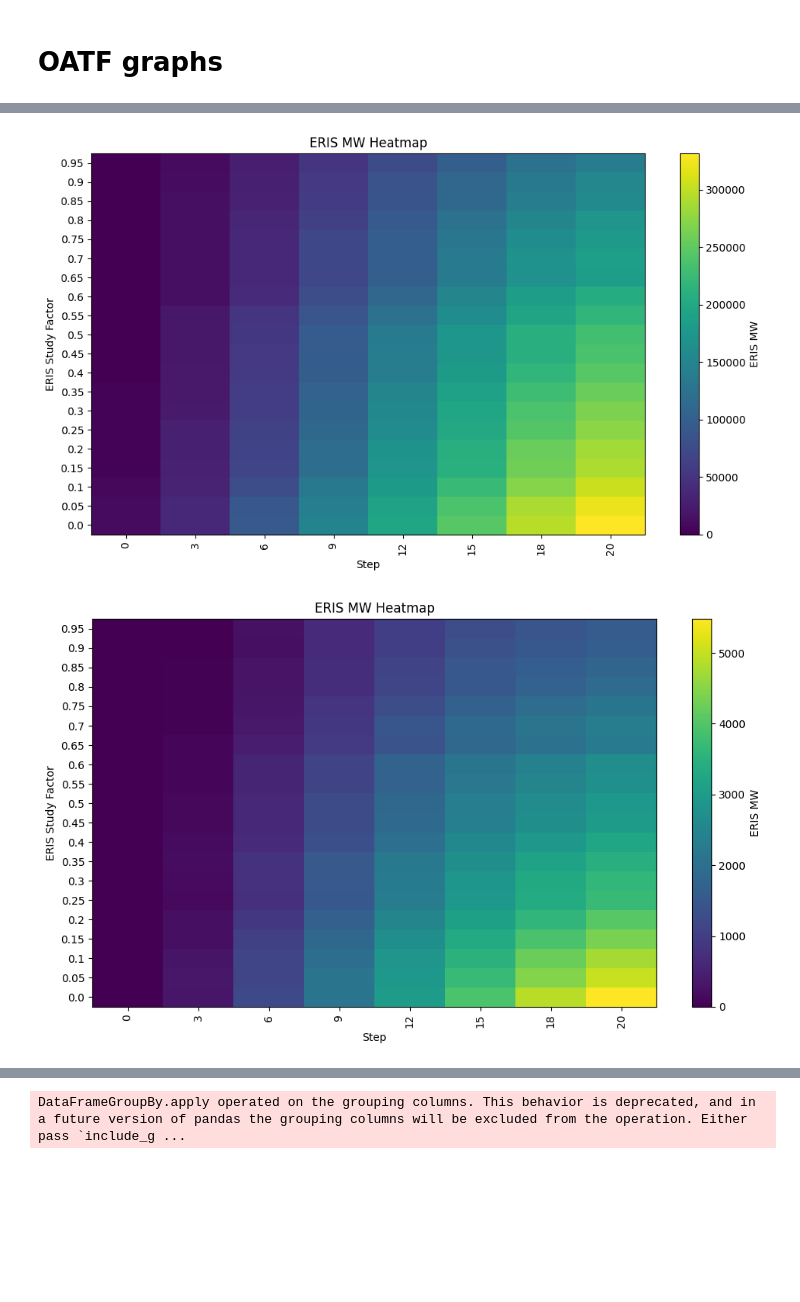
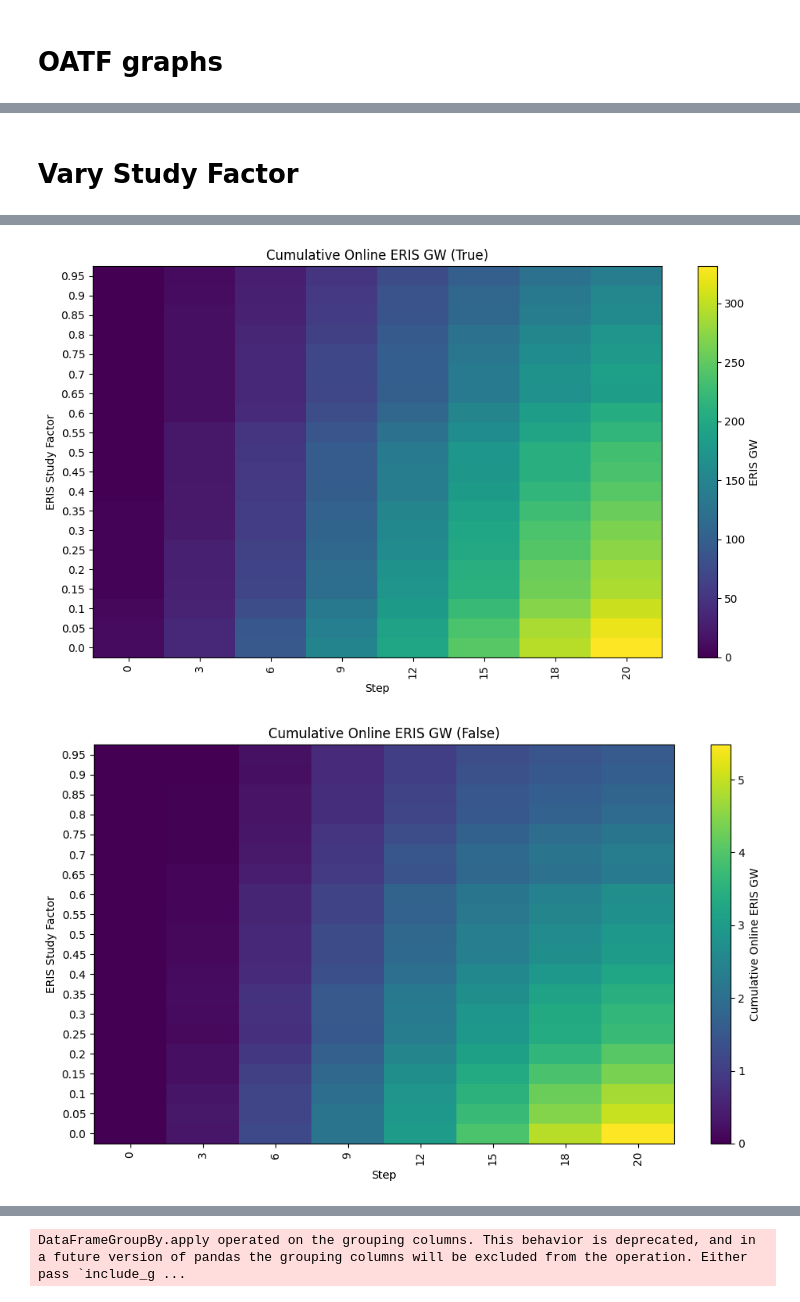
Before and after one commit to abigailweeks-rmi/Thesis, a Jupyter notebook: Thesis/ABM.ipynb, the cells around one changed output, grey strips where cells are left out. Saved outputs shown, nothing was run; the diff lists cells and outputs as text; code cells hidden in the pictures; blank space fills up the shorter version.

```diff
--- a/Thesis/ABM.ipynb
+++ b/Thesis/ABM.ipynb
@@ -2314,12 +2741,18 @@ FileNotFoundError: [Errno 2] No such file or directory: 'batch_run_with_progress
+# %% [markdown]
+# Vary Study Factor
 # %%
 import pandas as pd
 import matplotlib.pyplot as plt
 
-# Load the CSV that has both ERIS_MW and NRIS_MW
-df = pd.read_csv("batch_run_Study_factor_diffFalse.csv")  # or merge if needed
+# ---------- ERIS Share Heatmap (False) ----------
+df = pd.read_csv("batch_run_Study_factor_diffFalse.csv")
 
-# Compute the ratio safely (avoid division by zero)
-df["Ratio"] = df["ERIS_MW"] / (df["ERIS_MW"] + df["NRIS_MW"])
+# Convert MW to GW
+df["ERIS_GW"] = df["ERIS_MW"] / 1000
+df["NRIS_GW"] = df["NRIS_MW"] / 1000
+
+# Compute the ratio safely and scale to percent
+df["Ratio"] = (df["ERIS_GW"] / (df["ERIS_GW"] + df["NRIS_GW"])) * 100
 
 # Pivot the ratio
 pivot_df = df.pivot_table(
@@ -2330,22 +2763,28 @@ pivot_df = df.pivot_table(
 )
 pivot_df.index = pivot_df.index.round(2)
 
-# Plot the ratio heatmap
+# Plot heatmap
 plt.figure(figsize=(10, 6))
-im = plt.imshow(pivot_df, aspect='auto', cmap='coolwarm', origin='lower', vmin=0, vmax=1)
-plt.colorbar(im, label="ERIS Share (ERIS / (ERIS + NRIS))")
+im = plt.imshow(pivot_df, aspect='auto', cmap='coolwarm', origin='lower', vmin=0, vmax=100)
+plt.colorbar(im, label="ERIS Share (%)")
 plt.xticks(range(len(pivot_df.columns)), pivot_df.columns, rotation=90)
 plt.yticks(range(len(pivot_df.index)), pivot_df.index)
 plt.xlabel("Step")
 plt.ylabel("ERIS Study Factor")
-plt.title("ERIS Share Heatmap")
+plt.title("ERIS Share Heatmap (False)")
 plt.tight_layout()
 plt.show()
 
-df = pd.read_csv("batch_run_with_studyfactor_diffTrue.csv")  # or merge if needed
 
-# Compute the ratio safely (avoid division by zero)
-df["Ratio"] = df["ERIS_MW"] / (df["ERIS_MW"] + df["NRIS_MW"])
+# ---------- ERIS Share Heatmap (True) ----------
+df = pd.read_csv("batch_run_with_studyfactor_diffTrue.csv")
+
+# Convert MW to GW
+df["ERIS_GW"] = df["ERIS_MW"] / 1000
+df["NRIS_GW"] = df["NRIS_MW"] / 1000
+
+# Compute the ratio safely and scale to percent
+df["Ratio"] = (df["ERIS_GW"] / (df["ERIS_GW"] + df["NRIS_GW"])) * 100
 
 # Pivot the ratio
 pivot_df = df.pivot_table(
@@ -2356,57 +2795,63 @@ pivot_df = df.pivot_table(
 )
 pivot_df.index = pivot_df.index.round(2)
 
-# Plot the ratio heatmap
+# Plot heatmap
 plt.figure(figsize=(10, 6))
-im = plt.imshow(pivot_df, aspect='auto', cmap='coolwarm', origin='lower', vmin=0, vmax=1)
-plt.colorbar(im, label="ERIS Share (ERIS / (ERIS + NRIS))")
+im = plt.imshow(pivot_df, aspect='auto', cmap='coolwarm', origin='lower', vmin=0, vmax=100)
+plt.colorbar(im, label="ERIS Share (%)")
 plt.xticks(range(len(pivot_df.columns)), pivot_df.columns, rotation=90)
 plt.yticks(range(len(pivot_df.index)), pivot_df.index)
 plt.xlabel("Step")
 plt.ylabel("ERIS Study Factor")
-plt.title("ERIS Share Heatmap")
+plt.title("ERIS Share Heatmap (True)")
 plt.tight_layout()
 plt.show()
+
+
+# ---------- ERIS GW Heatmaps ----------
+# True
 df = pd.read_csv("batch_run_with_studyfactor_diffTrue.csv")
+df["ERIS_GW"] = df["ERIS_MW"] / 1000
 
-# Pivot the data: average duplicates automatically
 pivot_df = df.pivot_table(
     index="ERIS_study_factor",
     columns="Step",
-    values="ERIS_MW",
+    values="ERIS_GW",
     aggfunc="mean"
 )
 pivot_df.index = pivot_df.index.round(2)
-# Plot heatmap
+
 plt.figure(figsize=(10, 6))
 plt.imshow(pivot_df, aspect='auto', cmap='viridis', origin='lower')
-plt.colorbar(label="ERIS MW")
+plt.colorbar(label="ERIS GW")
 plt.xticks(range(len(pivot_df.columns)), pivot_df.columns, rotation=90)
 plt.yticks(range(len(pivot_df.index)), pivot_df.index)
 plt.xlabel("Step")
 plt.ylabel("ERIS Study Factor")
-plt.title("ERIS MW Heatmap")
+plt.title("Cumulative Online ERIS GW (True)")
 plt.tight_layout()
 plt.show()
+
+# False
 df = pd.read_csv("batch_run_Study_factor_diffFalse.csv")
+df["ERIS_GW"] = df["ERIS_MW"] / 1000
 
-# Pivot the data: average duplicates automatically
 pivot_df = df.pivot_table(
     index="ERIS_study_factor",
     columns="Step",
-    values="ERIS_MW",
+    values="ERIS_GW",
     aggfunc="mean"
 )
 pivot_df.index = pivot_df.index.round(2)
-# Plot heatmap
+
 plt.figure(figsize=(10, 6))
 plt.imshow(pivot_df, aspect='auto', cmap='viridis', origin='lower')
-plt.colorbar(label="ERIS MW")
+plt.colorbar(label="Cumulative Online ERIS GW")
 plt.xticks(range(len(pivot_df.columns)), pivot_df.columns, rotation=90)
 plt.yticks(range(len(pivot_df.index)), pivot_df.index)
 plt.xlabel("Step")
 plt.ylabel("ERIS Study Factor")
-plt.title("ERIS MW Heatmap")
+plt.title("Cumulative Online ERIS GW (False)")
 plt.tight_layout()
 plt.show()
 # %% [output]
@@ -2415,2 +2860,2 @@ plt.show()
-[figure, old version]
+[figure, new version]
-[figure, old version]
+[figure, new version]
```
Also changed, not shown: parts of 29 cells of this notebook, 14 other files.
